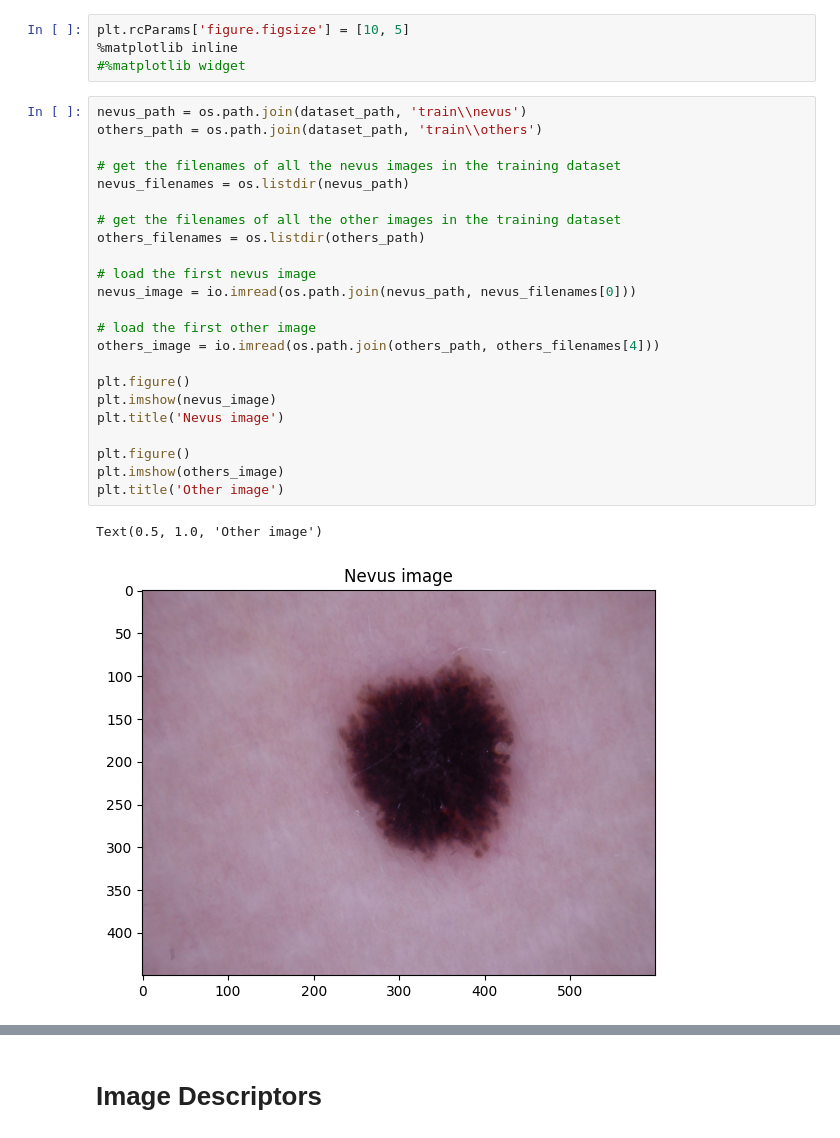
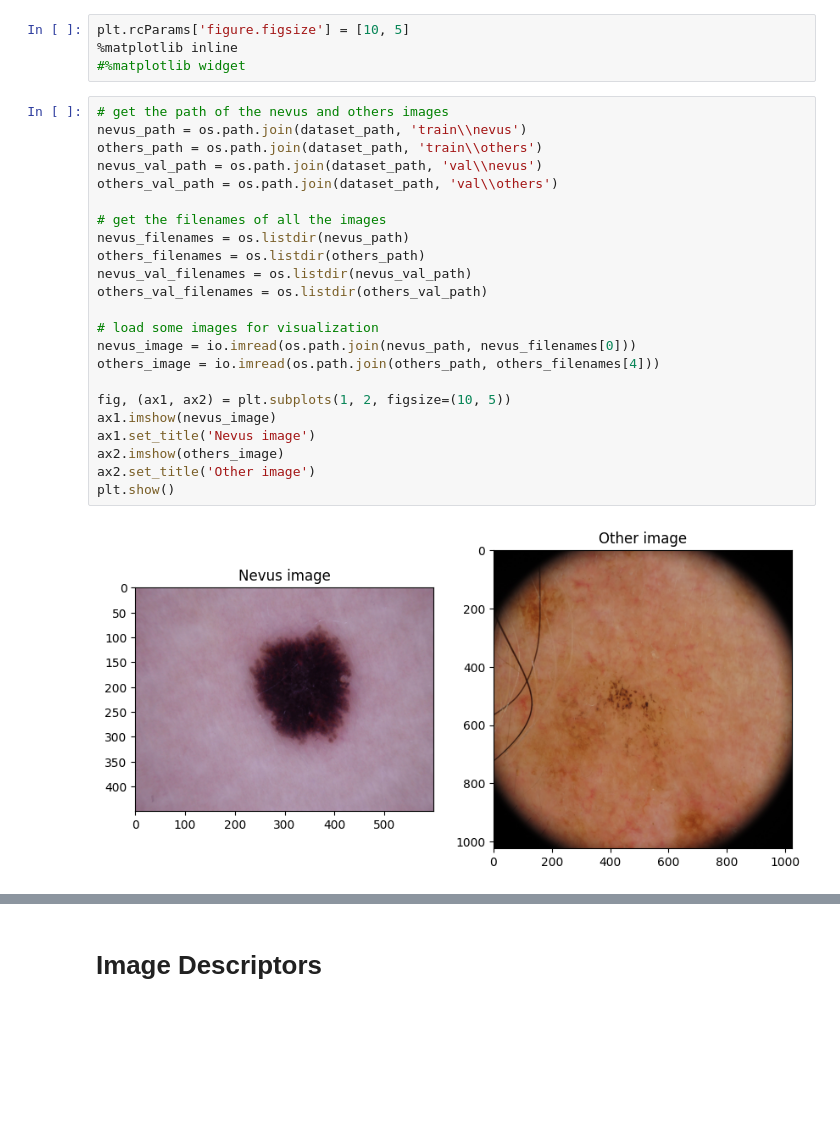
Before and after one commit to leonardopl/cad-project, a Jupyter notebook: challenge-1.ipynb, the cells around one changed output, grey strips where cells are left out. Cells and saved outputs as stored; diff of their text form; blank space fills up the shorter version.

```diff
--- a/challenge-1.ipynb
+++ b/challenge-1.ipynb
@@ -32,28 +32,27 @@ plt.rcParams['figure.figsize'] = [10, 5]
 %matplotlib inline
 #%matplotlib widget
 # %%
+# get the path of the nevus and others images
 nevus_path = os.path.join(dataset_path, 'train\\nevus')
 others_path = os.path.join(dataset_path, 'train\\others')
+nevus_val_path = os.path.join(dataset_path, 'val\\nevus')
+others_val_path = os.path.join(dataset_path, 'val\\others')
 
-# get the filenames of all the nevus images in the training dataset
+# get the filenames of all the images
 nevus_filenames = os.listdir(nevus_path)
+others_filenames = os.listdir(others_path)
+nevus_val_filenames = os.listdir(nevus_val_path)
+others_val_filenames = os.listdir(others_val_path)
 
-# get the filenames of all the other images in the training dataset
-others_filenames = os.listdir(others_path)
-
-# load the first nevus image
+# load some images for visualization
 nevus_image = io.imread(os.path.join(nevus_path, nevus_filenames[0]))
-
-# load the first other image
 others_image = io.imread(os.path.join(others_path, others_filenames[4]))
 
-plt.figure()
-plt.imshow(nevus_image)
-plt.title('Nevus image')
-
-plt.figure()
-plt.imshow(others_image)
-plt.title('Other image')
+fig, (ax1, ax2) = plt.subplots(1, 2, figsize=(10, 5))
+ax1.imshow(nevus_image)
+ax1.set_title('Nevus image')
+ax2.imshow(others_image)
+ax2.set_title('Other image')
+plt.show()
 # %% [output]
-Text(0.5, 1.0, 'Other image')
-[figure, old version]
+[figure, new version]
```
Also changed, not shown: parts of 37 cells of this notebook.
